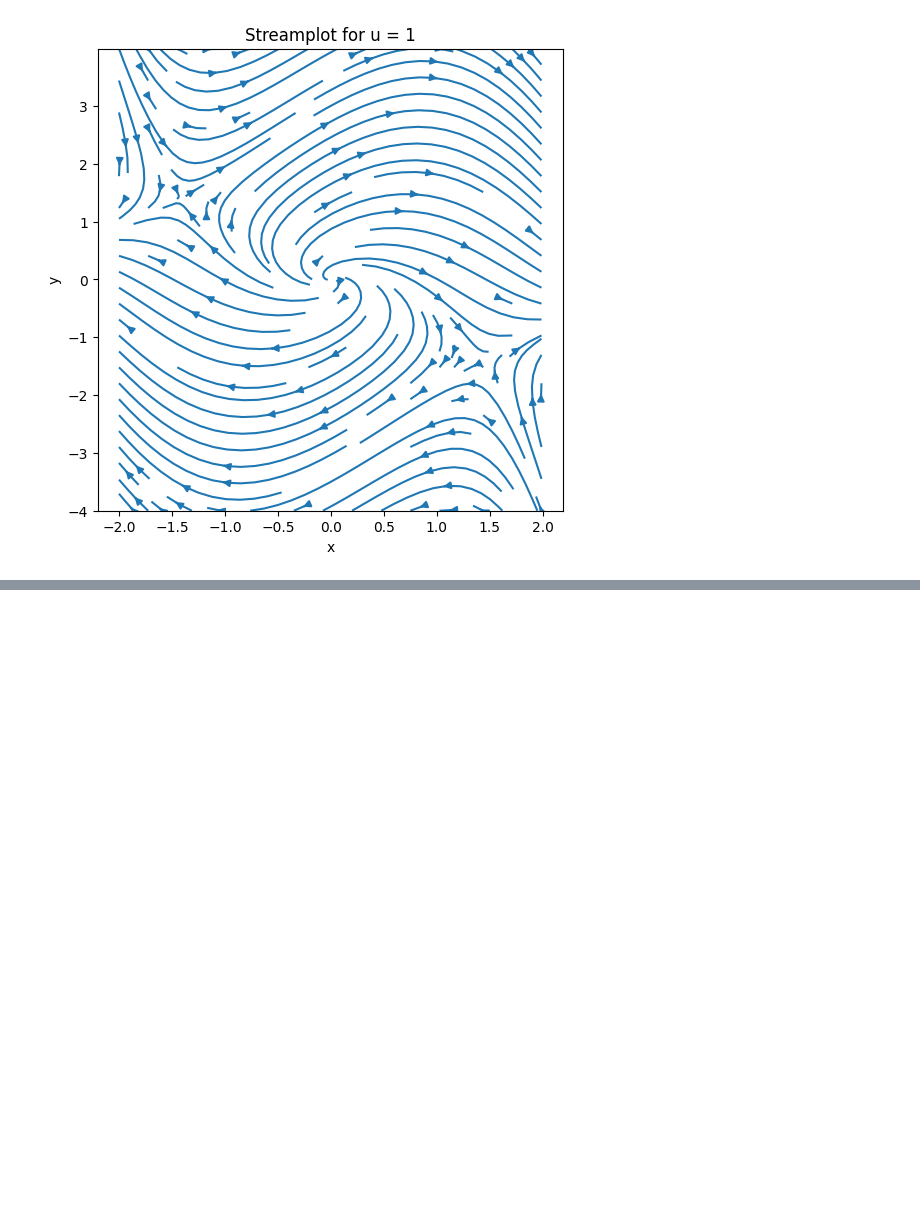
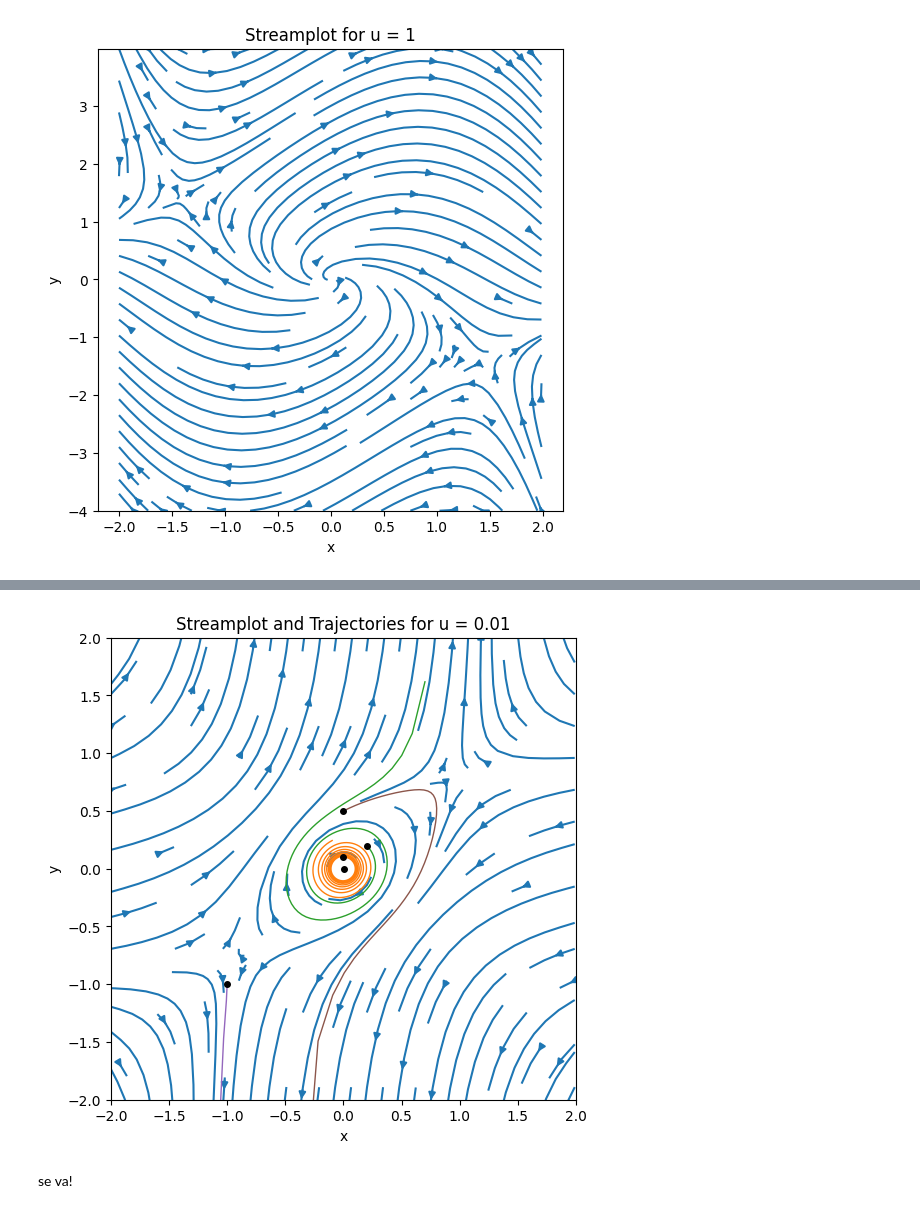
Before and after one commit to xGiannis/IntroModeladoContinuo, a Jupyter notebook: ejercicios.ipynb, the cells around one changed output, grey strips where cells are left out. Cells and saved outputs as stored; diff of their text form; code cells hidden in the pictures; blank space fills up the shorter version.

```diff
--- a/ejercicios.ipynb
+++ b/ejercicios.ipynb
@@ -117,0 +209,35 @@ for u in u_values:
+# %%
+# Integrate a trajectory with smaller initial conditions for u = 0.01
+u_test = 0.01
+# Integrate multiple trajectories with small initial conditions
+initial_conditions = [
+    [0, 0.1],
+    [0.2, 0.2],
+    [0.001, -0.001],
+    [-1, -1],
+    [0, 0.5]
+]
+
+
+# Plot the streamplot for u = 0.01 again
+plt.figure(figsize=(6,6))
+DX, DY = campo_vector(0, [XX, YY], u_test)
+plt.streamplot(XX, YY, DX, DY, density=1, minlength=.01)
+
+# Plot the new trajectories on top of the streamplot
+for xi_test, yi_test in initial_conditions:
+  zi_test = [xi_test, yi_test]
+  sol_test = sp.integrate.solve_ivp(lambda t, z: campo_vector(t, z, u_test), [t[0], t[-1]], zi_test, t_eval=t, method='RK45')
+  plt.plot(sol_test.y[0, :], sol_test.y[1, :], linewidth=1)
+  plt.plot(xi_test, yi_test, 'ko', markersize=4) # Mark the starting point with a small black circle
+
+plt.title(f'Streamplot and Trajectories for u = {u_test}')
+plt.xlabel('x')
+plt.ylabel('y')
+plt.xlim([-2, 2]) # Zoom in on the x-axis
+plt.ylim([-2, 2]) # Zoom in on the y-axis
+plt.show()
+# %% [output]
+[figure, added]
+# %% [markdown]
+se va!
```
Also changed, not shown: parts of 3 cells of this notebook.
